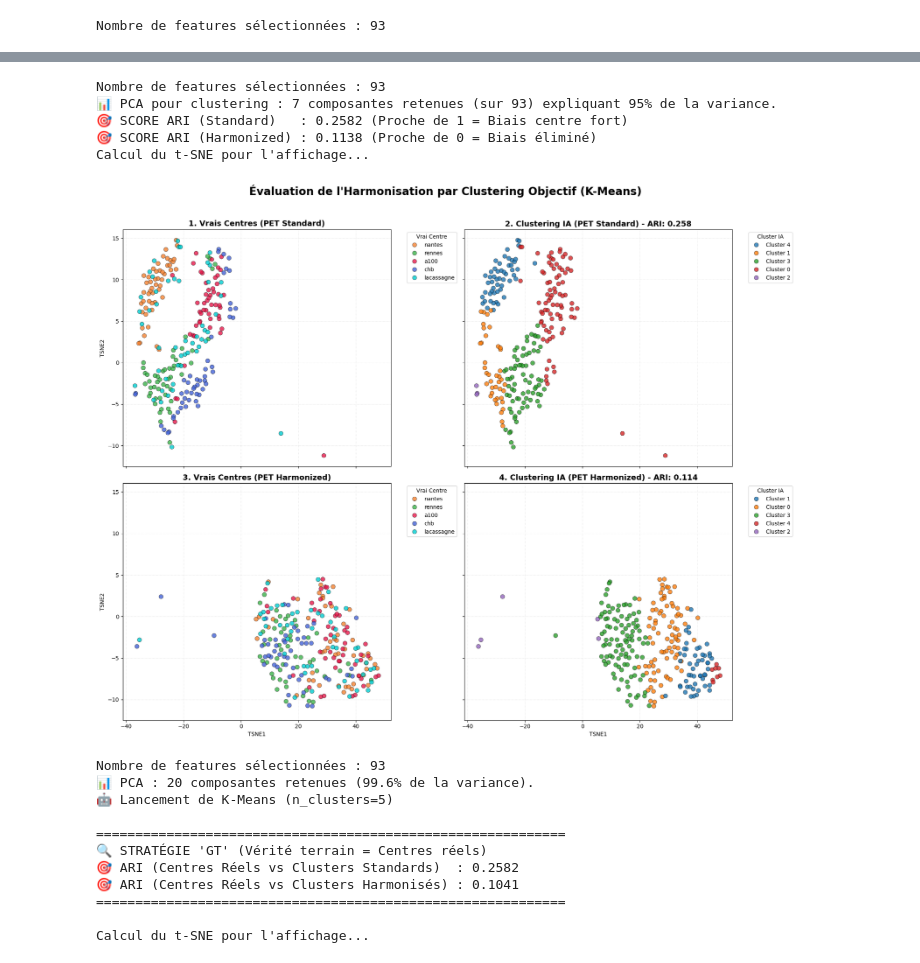
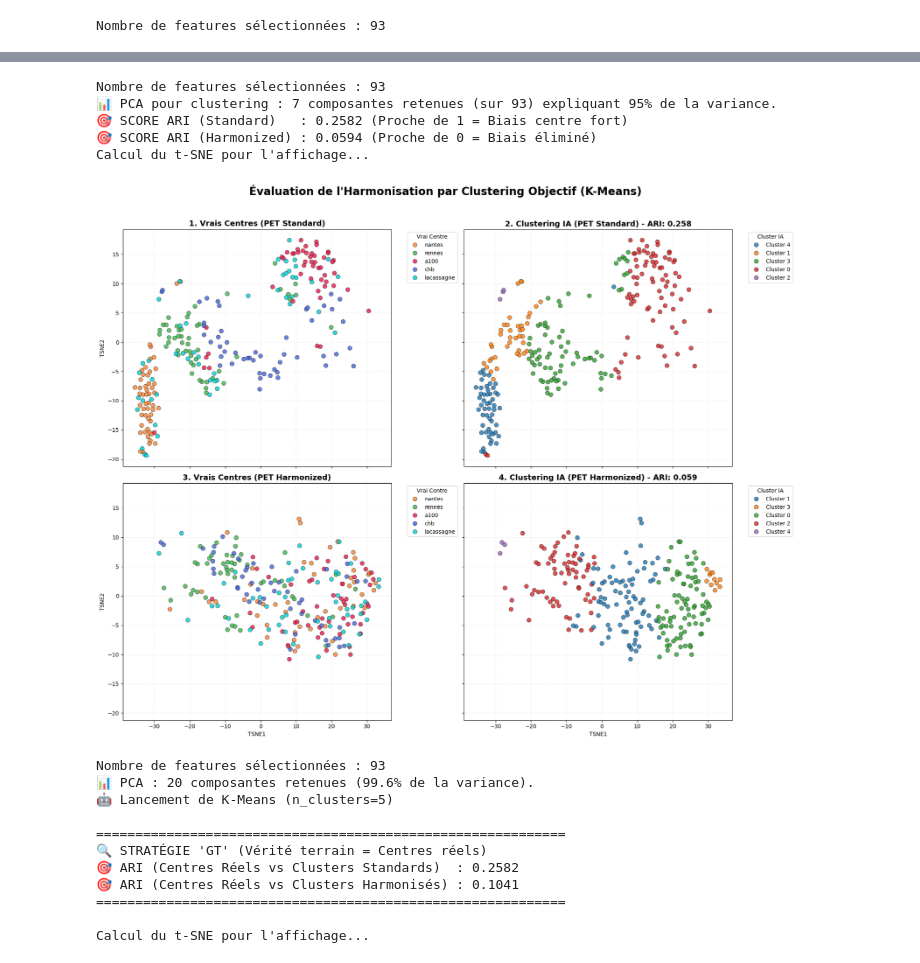
Before and after one commit to Arksyd96/federated-pet-harmonization, a Jupyter notebook: notebooks/evaluate_harmonization_radiomics.ipynb, the cells around one changed output, grey strips where cells are left out. Cells and saved outputs as stored; diff of their text form; code cells hidden in the pictures.

```diff
--- a/notebooks/evaluate_harmonization_radiomics.ipynb
+++ b/notebooks/evaluate_harmonization_radiomics.ipynb
@@ -89,7 +89,9 @@ import numpy as np
 # ==========================================
 df_std = master_df[master_df['Modality'] == 'pet'].copy()
 # df_harm = master_df[master_df['Modality'] == 'harmonized-pet-vae'].copy()
-df_harm = master_df[master_df['Modality'] == 'harmonized-pet-vae-dual'].copy()
+# df_harm = master_df[master_df['Modality'] == 'harmonized-pet-vae-dual'].copy()
+df_harm = master_df[master_df['Modality'] == 'harmonized-pet-vae-3d-sandbox'].copy()
+
 
 # Regroupement de earl1 et earl2 sous une seule bannière 'earl'
 df_earl = master_df[master_df['Modality'].isin(['earl1', 'earl2'])].copy()
@@ -648,7 +650,7 @@ print(f"Nombre de features sélectionnées : {len(features)}")
 voi_master_df = master_df[(master_df['VOI'] == 'liver') & (master_df['Domain'].isin(['nantes', 'curie', 'rennes']))]
 
 df_std = voi_master_df[voi_master_df['Modality'] == 'pet'].copy()
-df_harm = voi_master_df[voi_master_df['Modality'] == 'harmonized-pet-vae'].copy()
+df_harm = voi_master_df[voi_master_df['Modality'] == 'harmonized-pet-vae-3d-sandbox'].copy()
 df_all = pd.concat([df_std, df_harm], ignore_index=True)
 
 # display_cov(df_cov)
@@ -832,22 +834,27 @@ def evaluate_harmonization_clustering(df_std, df_harm, df_features):
 # %%
 features = df_top['Feature'].tolist()
 
 selected_features = df_top[df_top['Feature'].isin(features)].copy()
 print(f"Nombre de features sélectionnées : {len(features)}")
 
 voi_master_df = master_df[(master_df['VOI'] == 'liver') & (master_df['Domain'].isin(['nantes', 'lacassagne', 'rennes', 'a100', 'chb']))]
 
 df_std = voi_master_df[voi_master_df['Modality'] == 'pet'].copy()
-df_harm = voi_master_df[voi_master_df['Modality'] == 'harmonized-pet-vae-dual'].copy()
+df_harm = voi_master_df[voi_master_df['Modality'] == 'harmonized-pet-vae-3d-sandbox'].copy()
+
+# drop subjects not in df_harm to ensure both datasets have the same subjects
+common_subjects = set(df_std['Subject_ID']).intersection(set(df_harm['Subject_ID']))
+df_std = df_std[df_std['Subject_ID'].isin(common_subjects)].copy()
+df_harm = df_harm[df_harm['Subject_ID'].isin(common_subjects)].copy()
 
 evaluate_harmonization_clustering(df_std, df_harm, selected_features)
 # %% [output]
 Nombre de features sélectionnées : 93
 📊 PCA pour clustering : 7 composantes retenues (sur 93) expliquant 95% de la variance.
 🎯 SCORE ARI (Standard)   : 0.2582 (Proche de 1 = Biais centre fort)
-🎯 SCORE ARI (Harmonized) : 0.1138 (Proche de 0 = Biais éliminé)
+🎯 SCORE ARI (Harmonized) : 0.0594 (Proche de 0 = Biais éliminé)
 Calcul du t-SNE pour l'affichage...
-[figure, old version]
+[figure, new version]
 # %%
 import pandas as pd
 import numpy as np
```
Also changed, not shown: parts of 5 cells of this notebook, 2 other files.
